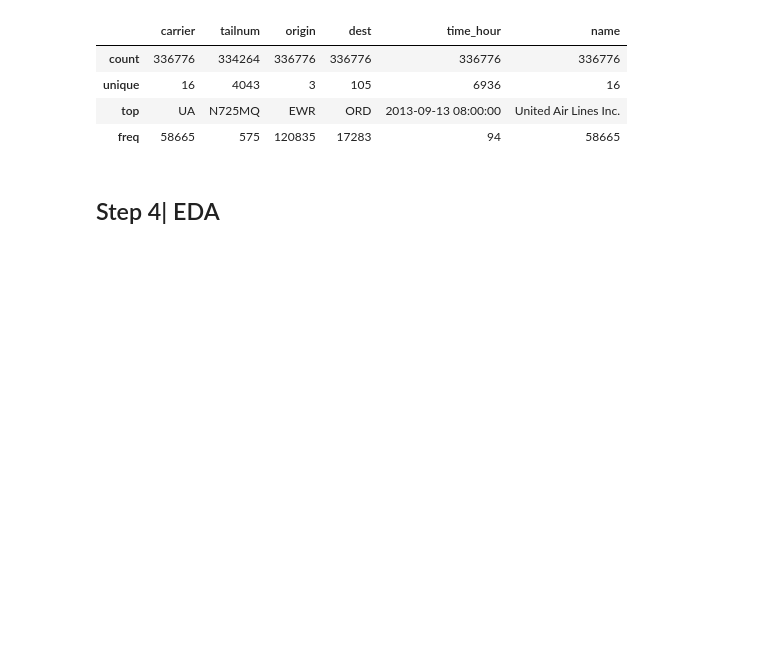
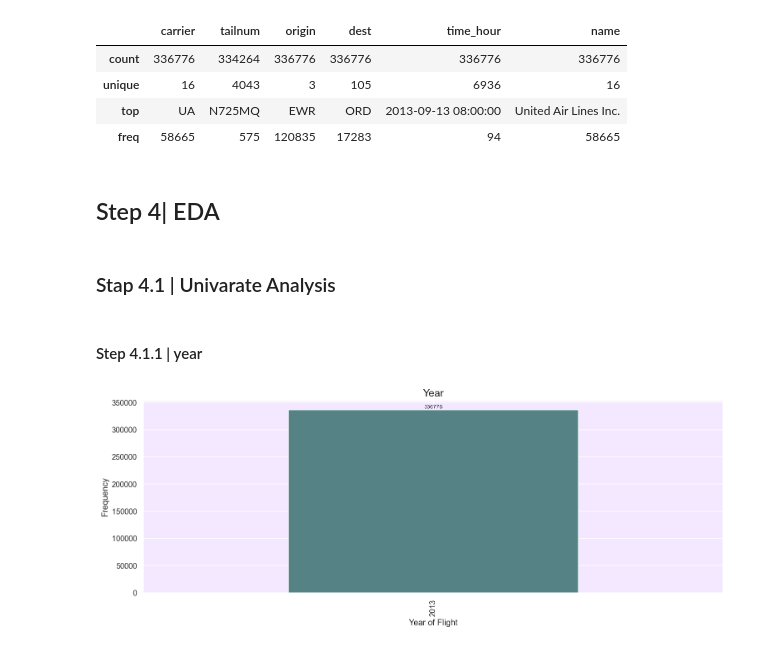
Before and after one commit to ar3haa/EDA-Preprocessing-For-Flights-Data, a Jupyter notebook: data_analysis_for _flights_data.ipynb, the cells around one changed output. Drawn from its saved outputs; the diff is of its cells as text; code cells hidden in the pictures; blank space fills up the shorter version.

Commit message:
EDA (Univariate Analysis step 4.1.1 - 4.1.5)

```diff
--- a/data_analysis_for _flights_data.ipynb
+++ b/data_analysis_for _flights_data.ipynb
@@ -92,3 +92,42 @@ df.describe(include='object')
 | freq | 58665 | 575 | 120835 | 17283 | 94 | 58665 |
 # %% [markdown]
 ## Step 4| EDA
+# %% [markdown]
+### Stap 4.1 | Univarate Analysis
+# %%
+color = "#548285"
+
+
+def plot_hist (column , bins , title , xlabel , fontsize=8 , rotation=0):
+  plt.figure(figsize=(15,5))
+  counts,bins,patches = plt.hist(column,bins=bins , color = color , edgecolor = 'white')
+  plt.title(title , fontsize=15)
+  plt.xlabel(xlabel, fontsize=12)
+  plt.ylabel('Frequency', fontsize=12)
+
+  bins_center = 0.5*(bins[:-1]+bins[1:])
+  for count, x in zip(counts , bins_center):
+    if count>0 :
+      plt.text(x,count,str(int(count)),fontsize=fontsize,ha='center' , va='bottom')
+
+  plt.show()
+
+
+def plt_bar(column , title, xlabel , fontsize=8 , rotation=0 ):
+  plt.figure(figsize=(15,5))
+  counts=column.value_counts()
+  counts.plot(kind='bar', color= color , edgecolor='white')
+  plt.title(title , fontsize=15)
+  plt.xlabel(xlabel , fontsize=12)
+  plt.ylabel('Frequency', fontsize=12)
+
+  for i , v in enumerate(counts):
+    plt.text(i,v,str(v),fontsize=fontsize, ha='center', va='bottom')
+
+  plt.show()
+# %% [markdown]
+#### Step 4.1.1 | year
+# %%
+plt_bar(df['year'],'Year' , 'Year of Flight')
+# %% [output]
+[figure, added]
```
Also changed, not shown: parts of 13 cells of this notebook.
